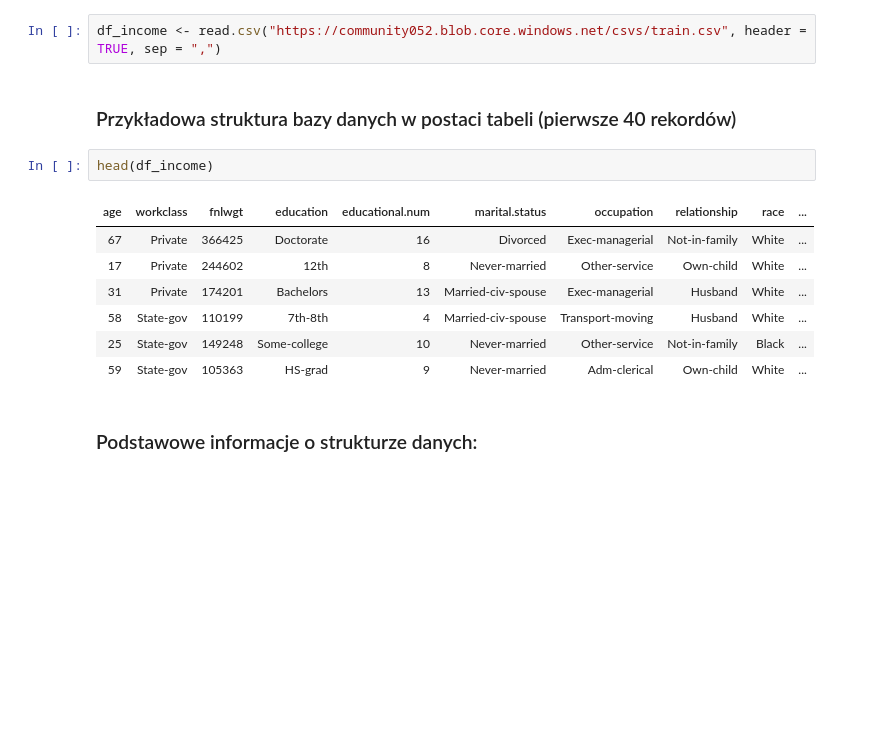
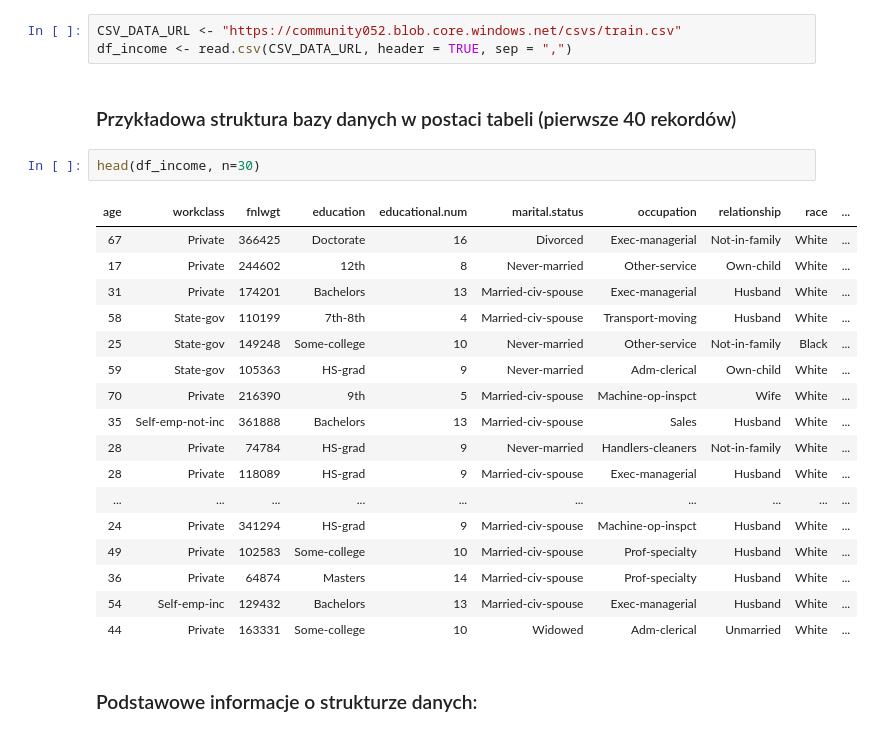
Before and after one commit to falken01/data-analysis-income, a Jupyter notebook: data_analysis_income_r.ipynb, the cells around one changed output. Cells and saved outputs as stored; diff of their text form; blank space fills up the shorter version.

```diff
--- a/data_analysis_income_r.ipynb
+++ b/data_analysis_income_r.ipynb
@@ -61,19 +100,30 @@ Registered S3 methods overwritten by 'ggplot2':
 # %% [markdown]
 ### Pobieramy dane do dalszej obróbki wskazując że dane oddzielone są przecinkiem
 # %%
-df_income <- read.csv("https://community052.blob.core.windows.net/csvs/train.csv", header = TRUE, sep = ",")
+CSV_DATA_URL <- "https://community052.blob.core.windows.net/csvs/train.csv"
+df_income <- read.csv(CSV_DATA_URL, header = TRUE, sep = ",")
 # %% [markdown]
 ### Przykładowa struktura bazy danych w postaci tabeli (pierwsze 40 rekordów)
 # %%
-head(df_income)
+head(df_income, n=30)
 # %% [output]
 | age | workclass | fnlwgt | education | educational.num | marital.status | occupation | relationship | race | ... |
 | 67 | Private | 366425 | Doctorate | 16 | Divorced | Exec-managerial | Not-in-family | White | ... |
 | 17 | Private | 244602 | 12th | 8 | Never-married | Other-service | Own-child | White | ... |
 | 31 | Private | 174201 | Bachelors | 13 | Married-civ-spouse | Exec-managerial | Husband | White | ... |
 | 58 | State-gov | 110199 | 7th-8th | 4 | Married-civ-spouse | Transport-moving | Husband | White | ... |
 | 25 | State-gov | 149248 | Some-college | 10 | Never-married | Other-service | Not-in-family | Black | ... |
 | 59 | State-gov | 105363 | HS-grad | 9 | Never-married | Adm-clerical | Own-child | White | ... |
+| 70 | Private | 216390 | 9th | 5 | Married-civ-spouse | Machine-op-inspct | Wife | White | ... |
+| 35 | Self-emp-not-inc | 361888 | Bachelors | 13 | Married-civ-spouse | Sales | Husband | White | ... |
+| 28 | Private | 74784 | HS-grad | 9 | Never-married | Handlers-cleaners | Not-in-family | White | ... |
+| 28 | Private | 118089 | HS-grad | 9 | Married-civ-spouse | Exec-managerial | Husband | White | ... |
+| ... | ... | ... | ... | ... | ... | ... | ... | ... | ... |
+| 24 | Private | 341294 | HS-grad | 9 | Married-civ-spouse | Machine-op-inspct | Husband | White | ... |
+| 49 | Private | 102583 | Some-college | 10 | Married-civ-spouse | Prof-specialty | Husband | White | ... |
+| 36 | Private | 64874 | Masters | 14 | Married-civ-spouse | Prof-specialty | Husband | White | ... |
+| 54 | Self-emp-inc | 129432 | Bachelors | 13 | Married-civ-spouse | Exec-managerial | Husband | White | ... |
+| 44 | Private | 163331 | Some-college | 10 | Widowed | Adm-clerical | Unmarried | White | ... |
 # %% [markdown]
 ### Podstawowe informacje o strukturze danych:
 # %%
```
Also changed, not shown: parts of 47 cells of this notebook.
